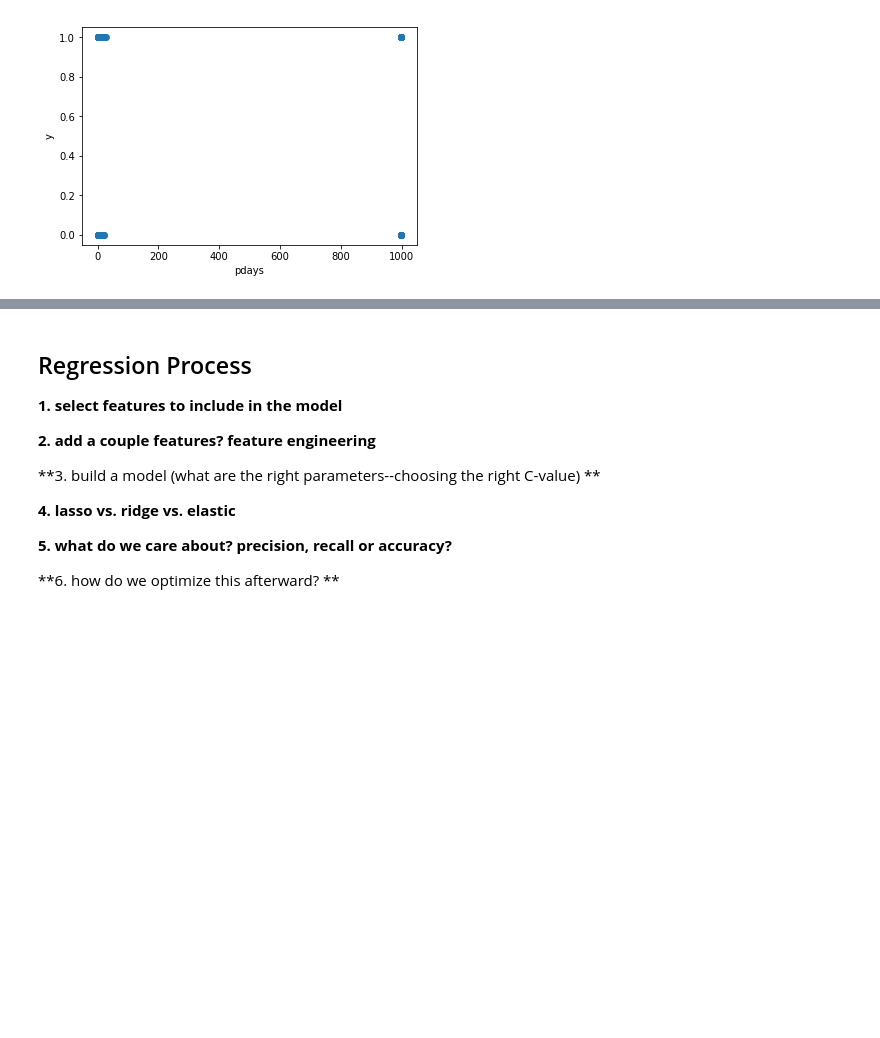
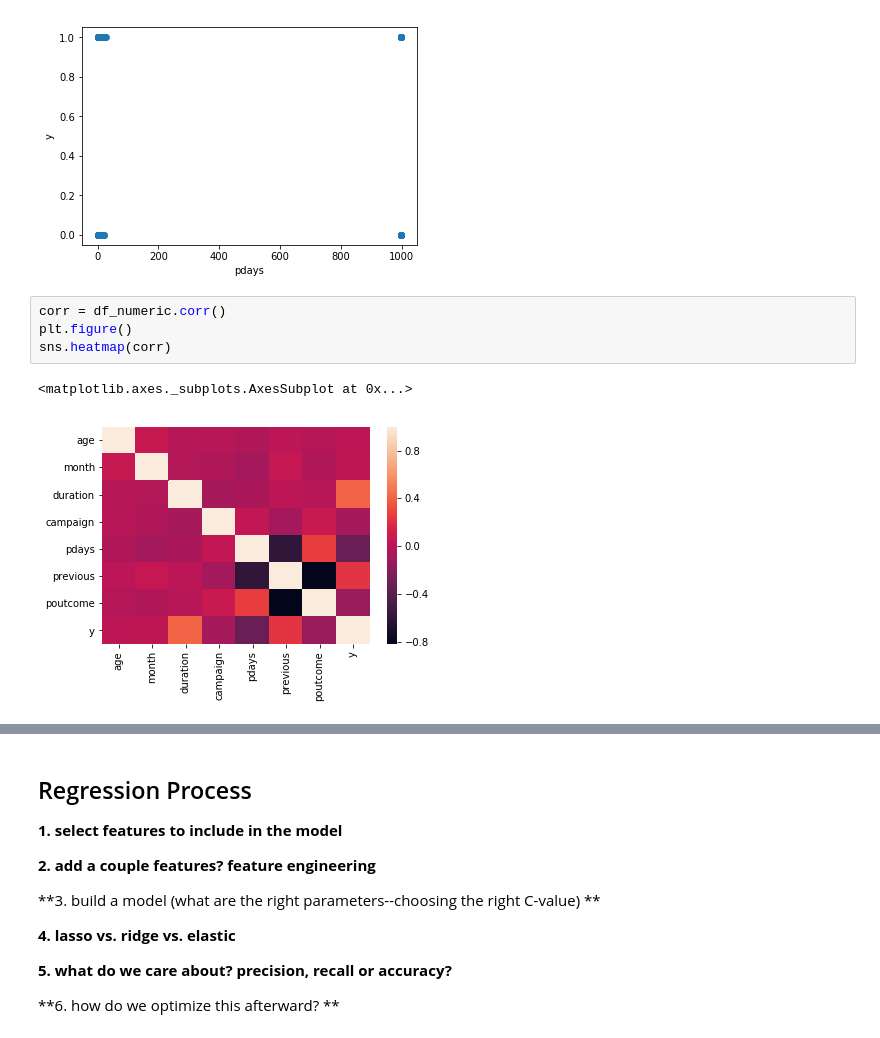
Before and after one commit to ayana-dawkins/GA_DS_Assignments, a Jupyter notebook: Assignment 3.ipynb, the cells around one changed output, grey strips where cells are left out. Saved outputs shown, nothing was run; the diff lists cells and outputs as text; blank space fills up the shorter version.

```diff
--- a/Assignment 3.ipynb
+++ b/Assignment 3.ipynb
@@ -179,3 +182,10 @@ sns.regplot(x=df['pdays'], y=df['y'], fit_reg=False)
 # %% [output]
 <matplotlib.axes._subplots.AxesSubplot at 0x...>
 [figure]
+# %%
+corr = df_numeric.corr()
+plt.figure()
+sns.heatmap(corr)
+# %% [output]
+<matplotlib.axes._subplots.AxesSubplot at 0x...>
+[figure, added]
```
Also changed, not shown: parts of 17 cells of this notebook.
